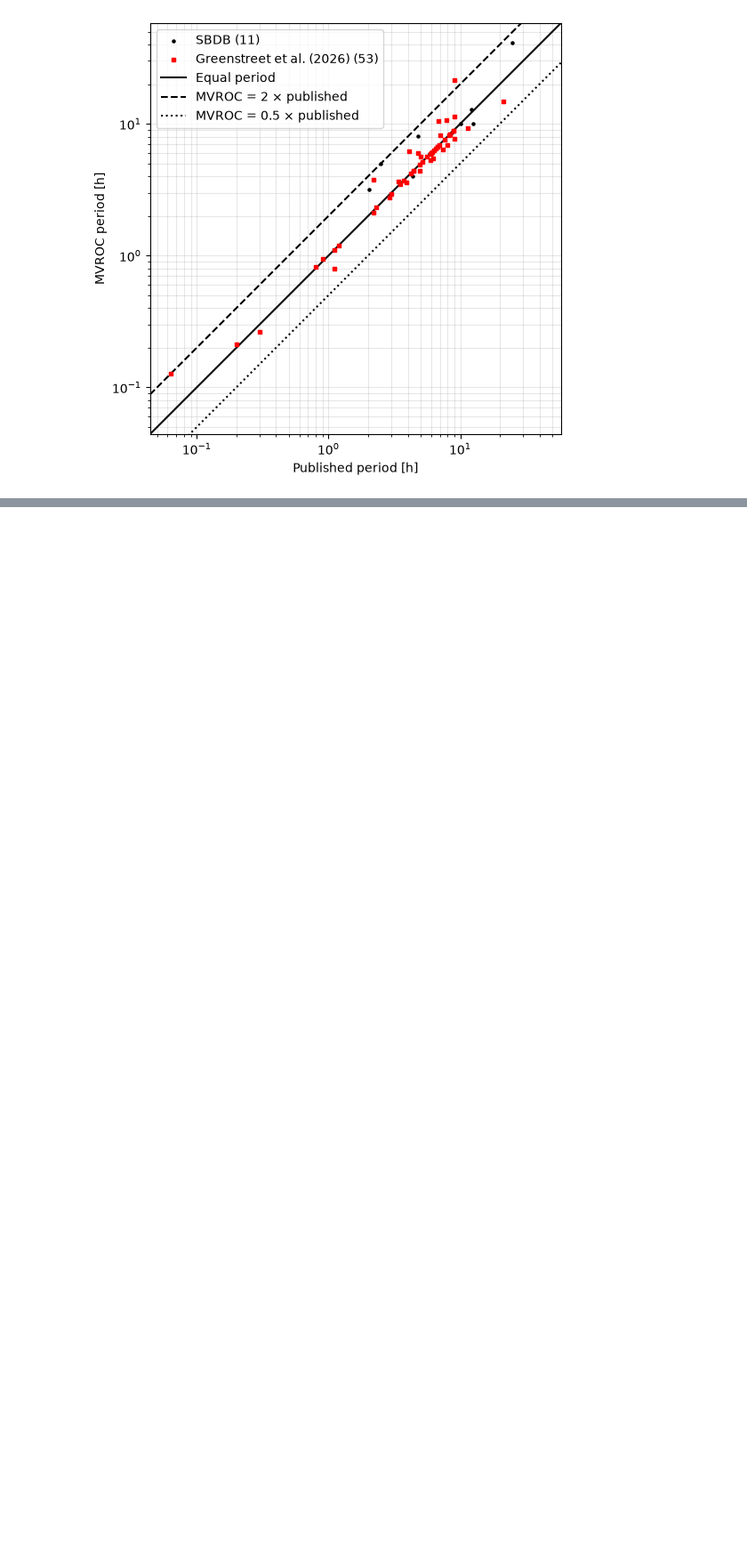
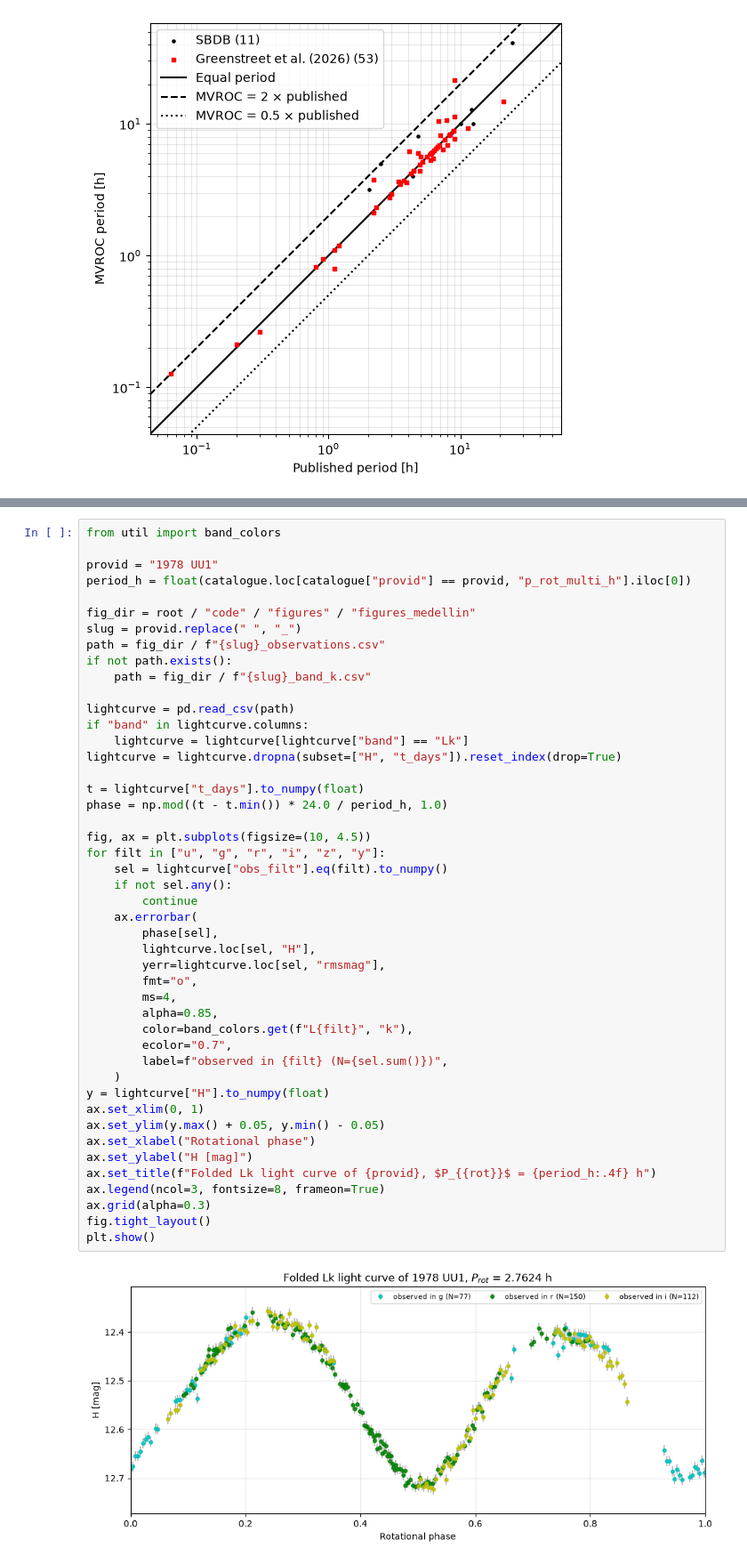
Before and after one commit to JuanitaAgudelo/MVROC, a Jupyter notebook: README_figures.ipynb, the cells around one changed output, grey strips where cells are left out. Shown at 89% size. Saved outputs shown, nothing was run; the diff lists cells and outputs as text; blank space fills up the shorter version.

```diff
--- a/README_figures.ipynb
+++ b/README_figures.ipynb
@@ -192,0 +197,48 @@ fig.savefig(gallery / "mvroc-sbdb-periods.png", dpi=150, bbox_inches="tight")
+# %%
+from util import band_colors
+
+provid = "1978 UU1"
+period_h = float(catalogue.loc[catalogue["provid"] == provid, "p_rot_multi_h"].iloc[0])
+
+fig_dir = root / "code" / "figures" / "figures_medellin"
+slug = provid.replace(" ", "_")
+path = fig_dir / f"{slug}_observations.csv"
+if not path.exists():
+    path = fig_dir / f"{slug}_band_k.csv"
+
+lightcurve = pd.read_csv(path)
+if "band" in lightcurve.columns:
+    lightcurve = lightcurve[lightcurve["band"] == "Lk"]
+lightcurve = lightcurve.dropna(subset=["H", "t_days"]).reset_index(drop=True)
+
+t = lightcurve["t_days"].to_numpy(float)
+phase = np.mod((t - t.min()) * 24.0 / period_h, 1.0)
+
+fig, ax = plt.subplots(figsize=(10, 4.5))
+for filt in ["u", "g", "r", "i", "z", "y"]:
+    sel = lightcurve["obs_filt"].eq(filt).to_numpy()
+    if not sel.any():
+        continue
+    ax.errorbar(
+        phase[sel],
+        lightcurve.loc[sel, "H"],
+        yerr=lightcurve.loc[sel, "rmsmag"],
+        fmt="o",
+        ms=4,
+        alpha=0.85,
+        color=band_colors.get(f"L{filt}", "k"),
+        ecolor="0.7",
+        label=f"observed in {filt} (N={sel.sum()})",
+    )
+y = lightcurve["H"].to_numpy(float)
+ax.set_xlim(0, 1)
+ax.set_ylim(y.max() + 0.05, y.min() - 0.05)
+ax.set_xlabel("Rotational phase")
+ax.set_ylabel("H [mag]")
+ax.set_title(f"Folded Lk light curve of {provid}, $P_{{rot}}$ = {period_h:.4f} h")
+ax.legend(ncol=3, fontsize=8, frameon=True)
+ax.grid(alpha=0.3)
+fig.tight_layout()
+plt.show()
+# %% [output]
+[figure, added]
```
Also changed, not shown: parts of 2 cells of this notebook, 13 other files.
